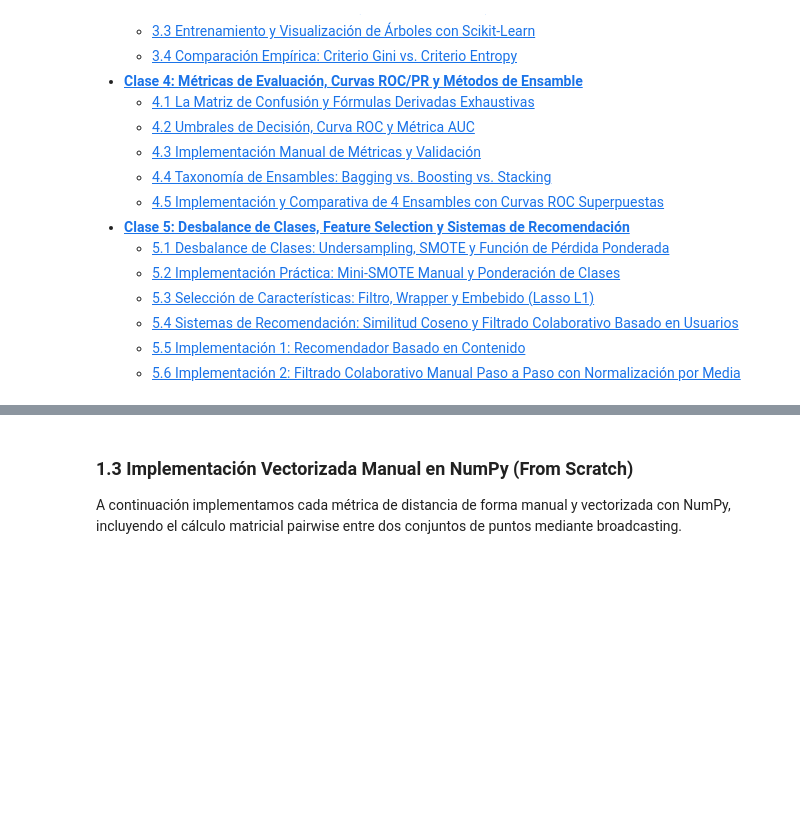
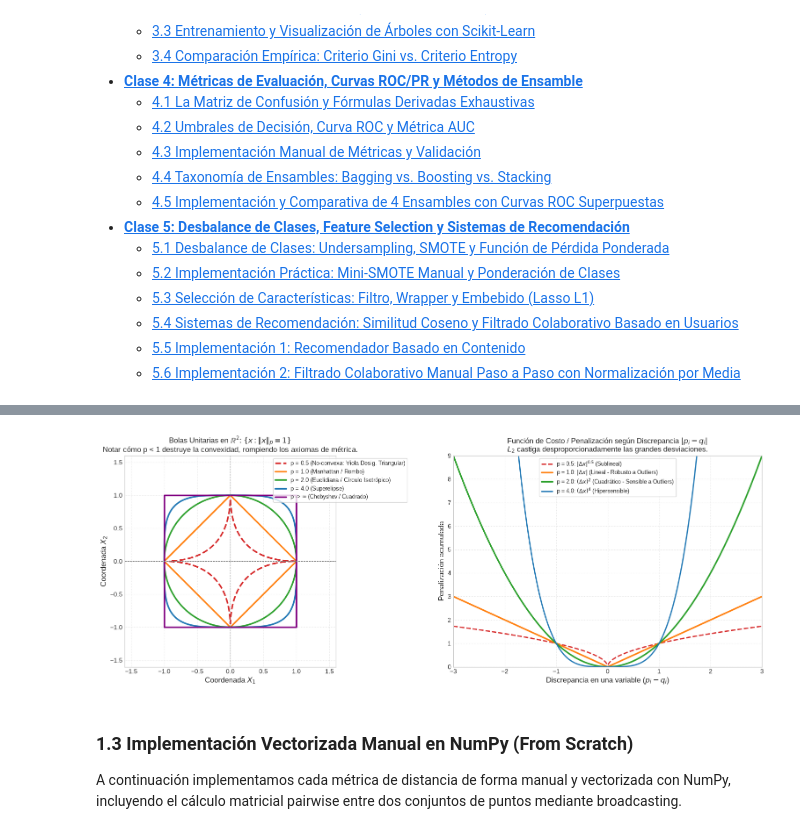
Before and after one commit to agusbpl/College-Vault, a Jupyter notebook: 10 Asignaturas/DM y ML/Sesiones/Master_DM_ML_Clases_1_a_5.ipynb, the cells around one changed output, grey strips where cells are left out. Cells and saved outputs as stored; diff of their text form; code cells hidden in the pictures; blank space fills up the shorter version.

```diff
--- a/10 Asignaturas/DM y ML/Sesiones/Master_DM_ML_Clases_1_a_5.ipynb
+++ b/10 Asignaturas/DM y ML/Sesiones/Master_DM_ML_Clases_1_a_5.ipynb
@@ -170,3 +362,63 @@ $$d_{\cos}(\mathbf{p}, \mathbf{q}) = 1 - \text{Sim}_{\cos}(\mathbf{p}, \mathbf{q
+# %%
+# =============================================================================
+# VISUALIZACIÓN: BOLAS UNITARIAS (Lp) Y PERFIL DE PENALIZACIÓN DE DISCREPANCIAS
+# =============================================================================
+fig, (ax1, ax2) = plt.subplots(1, 2, figsize=(16, 6))
+
+# Panel 1: Bolas unitarias en R^2
+theta = np.linspace(0, 2*np.pi, 2000)
+
+p_values = [0.5, 1.0, 2.0, 4.0]
+colors = ['#d62728', '#ff7f0e', '#2ca02c', '#1f77b4']
+labels = [
+    'p = 0.5 (No-convexa: Viola Desig. Triangular)',
+    'p = 1.0 (Manhattan / Rombo)',
+    'p = 2.0 (Euclidiana / Círculo Isotrópico)',
+    'p = 4.0 (Superelipse)'
+]
+
+for p_val, col, lab in zip(p_values, colors, labels):
+    r = (np.abs(np.cos(theta))**p_val + np.abs(np.sin(theta))**p_val)**(-1.0 / p_val)
+    x = r * np.cos(theta)
+    y = r * np.sin(theta)
+    ls = '--' if p_val < 1.0 else '-'
+    ax1.plot(x, y, color=col, lw=2.5, linestyle=ls, label=lab)
+
+# Chebyshev p -> inf (cuadrado)
+sq_x = [-1, 1, 1, -1, -1]
+sq_y = [-1, -1, 1, 1, -1]
+ax1.plot(sq_x, sq_y, color='purple', lw=2.5, label='p -> $\\infty$ (Chebyshev / Cuadrado)')
+
+ax1.axhline(0, color='gray', lw=0.8, linestyle='--')
+ax1.axvline(0, color='gray', lw=0.8, linestyle='--')
+ax1.set_aspect('equal')
+ax1.set_xlim(-1.6, 1.6)
+ax1.set_ylim(-1.6, 1.6)
+ax1.set_title("Bolas Unitarias en $\\mathbb{R}^2$: $\\{x : \\|x\\|_p = 1\\}$\nNotar cómo p < 1 destruye la convexidad, rompiendo los axiomas de métrica.", fontsize=12)
+ax1.set_xlabel("Coordenada $X_1$")
+ax1.set_ylabel("Coordenada $X_2$")
+ax1.legend(loc='upper right', bbox_to_anchor=(1.35, 1.0), frameon=True, fontsize=9)
+ax1.grid(True, linestyle=':', alpha=0.6)
+
+# Panel 2: Perfil de penalización de discrepancias
+diffs = np.linspace(-3, 3, 500)
+ax2.plot(diffs, np.abs(diffs)**0.5, color='#d62728', lw=2, linestyle='--', label='p = 0.5: $|\\Delta x|^{0.5}$ (Sublineal)')
+ax2.plot(diffs, np.abs(diffs), color='#ff7f0e', lw=2.5, label='p = 1.0: $|\\Delta x|$ (Lineal - Robusto a Outliers)')
+ax2.plot(diffs, diffs**2, color='#2ca02c', lw=2.5, label='p = 2.0: $(\\Delta x)^2$ (Cuadrático - Sensible a Outliers)')
+ax2.plot(diffs, np.abs(diffs)**4, color='#1f77b4', lw=2, label='p = 4.0: $(\\Delta x)^4$ (Hipersensible)')
+
+ax2.set_ylim(0, 9)
+ax2.set_xlim(-3, 3)
+ax2.set_title("Función de Costo / Penalización según Discrepancia $|p_i - q_i|$\n$L_2$ castiga desproporcionadamente las grandes desviaciones.", fontsize=12)
+ax2.set_xlabel("Discrepancia en una variable ($p_i - q_i$)")
+ax2.set_ylabel("Penalización acumulada")
+ax2.legend(loc='upper center', frameon=True, fontsize=9)
+ax2.grid(True, linestyle=':', alpha=0.6)
+
+plt.tight_layout()
+plt.show()
+# %% [output]
+[figure, added]
 # %% [markdown]
 <a id="13-implementacion-vectorizada-numpy"></a>
 ### 1.3 Implementación Vectorizada Manual en NumPy (From Scratch)
```
Also changed, not shown: parts of 40 cells of this notebook, 14 other files.
